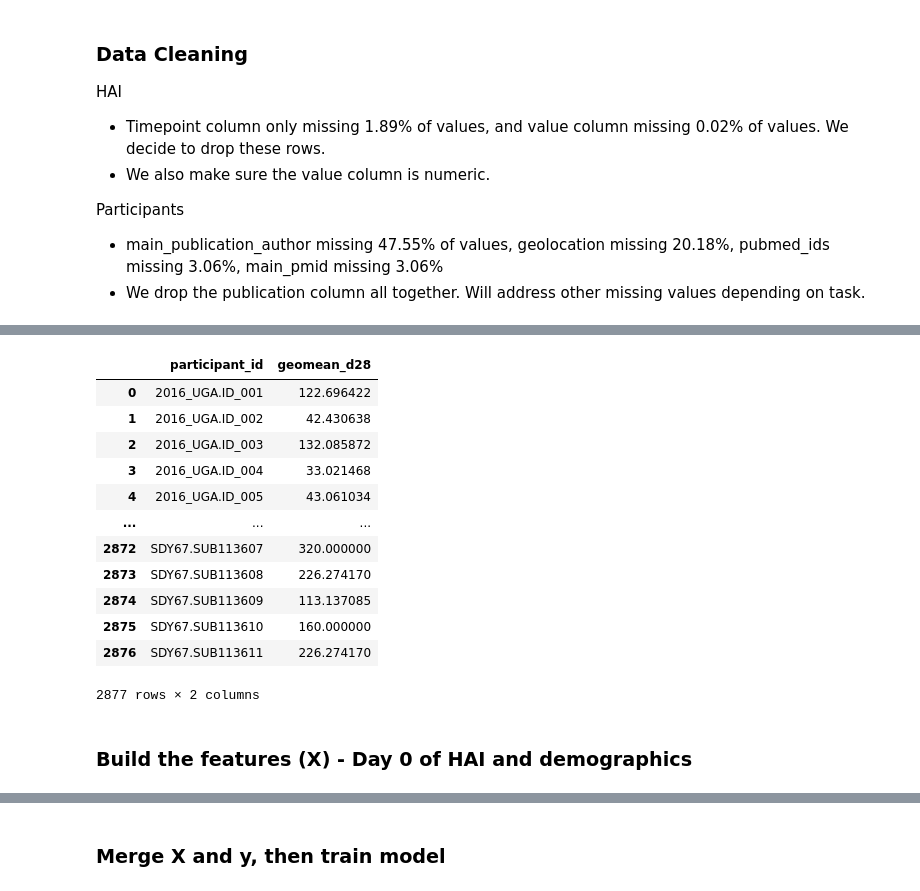
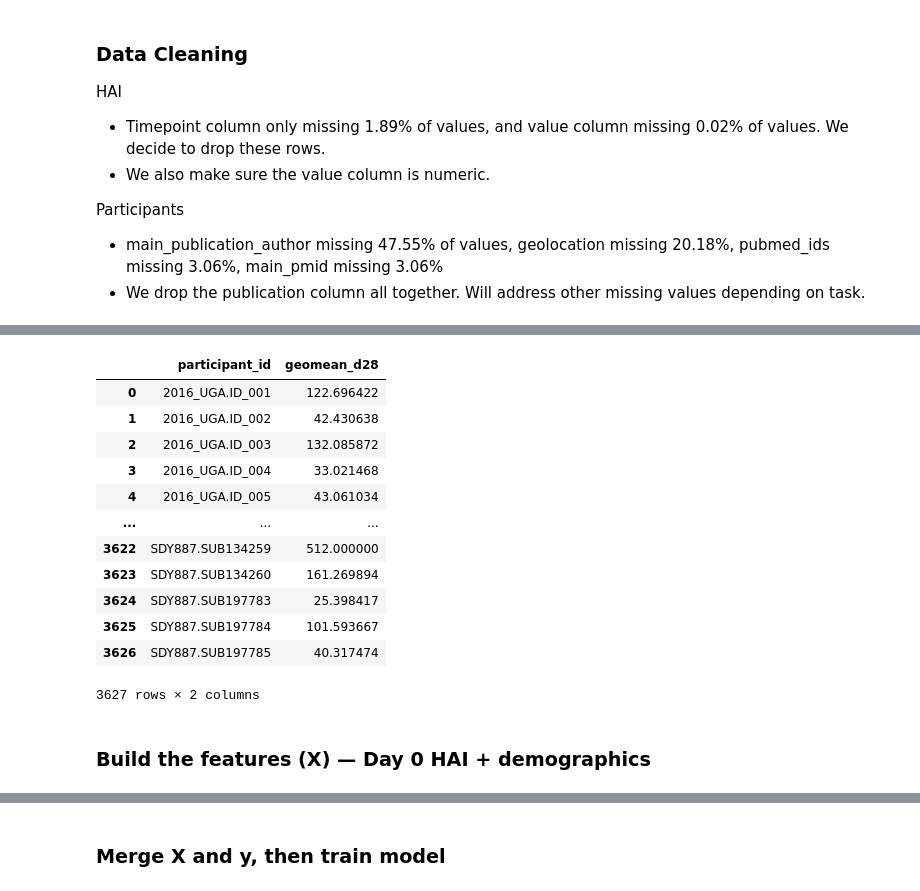
Before and after one commit to DirtyChay/cmi-flu-prediction-challenge, a Jupyter notebook: antibody.ipynb, the cells around one changed output, grey strips where cells are left out. Saved outputs shown, nothing was run; the diff lists cells and outputs as text; code cells hidden in the pictures.

Commit message:
cleanup

```diff
--- a/antibody.ipynb
+++ b/antibody.ipynb
@@ -83,19 +77,24 @@ Participants
 * main_publication_author missing 47.55% of values, geolocation missing 20.18%, pubmed_ids missing 3.06%, main_pmid missing 3.06%
 * We drop the publication column all together. Will address other missing values depending on task.
 # %%
-# For HAI we can dropna as the number of missing values is low. Want to make sure the value is numeric.
-train_hai.dropna(inplace=True)
+# --- Clean HAI ---
+# Drop rows missing timepoint or value (small % of data)
+train_hai = train_hai.dropna(subset=['timepoint', 'value'])
+# Coerce value to numeric; rows that can't convert become NaN
 train_hai['value'] = pd.to_numeric(train_hai['value'], errors='coerce')
-# Drop weird value
+# Drop any new NaNs introduced by coercion
+train_hai = train_hai.dropna(subset=['value'])
+# Remove placeholder strain entries
 train_hai = train_hai[train_hai['virus_strain'] != '-']
 
-# For Participants drop publication column all together
-train_participants.drop(columns=['main_publication_author'], inplace=True)
-# Fix capital and lower case issues
+# --- Clean Participants ---
+train_participants = train_participants.drop(columns=['main_publication_author'])
+# Normalise categorical fields
 train_participants['biological_sex'] = train_participants['biological_sex'].str.lower().str.strip()
-# Consistent names for race
-train_participants['race'] = train_participants['race'].replace('race: unknown', 'Unknown')
-train_participants['race'] = train_participants['race'].replace('race: other', 'Unknown')
+train_participants['race'] = train_participants['race'].replace({
+    'race: unknown': 'Unknown',
+    'race: other': 'Unknown',
+})
 # %%
 hai_cols_to_keep = [
     'hai_id', 'participant_id', 'timepoint', 'virus_strain', 'value'
@@ -143,27 +143,31 @@ Name: count, dtype: int64
 # %%
 d28 = train_merged[train_merged['timepoint'] == 28.0].copy()
+
+# gmean requires all values > 0. HAI titers of 0 are common (undetectable). Replace 0 with a small
+# positive value so gmean doesn't collapse to 0 for that participant.
+d28['value'] = d28['value'].replace(0, 0.5)
+
 y = (
     d28.groupby('participant_id')['value']
-    .apply(lambda x: gmean(x))
+    .apply(gmean)
     .reset_index()
     .rename(columns={'value': 'geomean_d28'})
 )
+y
+# %% [output]
+|  | participant_id | geomean_d28 |
+| 0 | 2016_UGA.ID_001 | 122.696422 |
+| 1 | 2016_UGA.ID_002 | 42.430638 |
+| 2 | 2016_UGA.ID_003 | 132.085872 |
+| 3 | 2016_UGA.ID_004 | 33.021468 |
+| 4 | 2016_UGA.ID_005 | 43.061034 |
+| ... | ... | ... |
+| 3622 | SDY887.SUB134259 | 512.000000 |
+| 3623 | SDY887.SUB134260 | 161.269894 |
+| 3624 | SDY887.SUB197783 | 25.398417 |
+| 3625 | SDY887.SUB197784 | 101.593667 |
+| 3626 | SDY887.SUB197785 | 40.317474 |
+3627 rows × 2 columns
-# %%
-y
-# %% [output]
-|  | participant_id | geomean_d28 |
-| 0 | 2016_UGA.ID_001 | 122.696422 |
-| 1 | 2016_UGA.ID_002 | 42.430638 |
-| 2 | 2016_UGA.ID_003 | 132.085872 |
-| 3 | 2016_UGA.ID_004 | 33.021468 |
-| 4 | 2016_UGA.ID_005 | 43.061034 |
-| ... | ... | ... |
-| 2872 | SDY67.SUB113607 | 320.000000 |
-| 2873 | SDY67.SUB113608 | 226.274170 |
-| 2874 | SDY67.SUB113609 | 113.137085 |
-| 2875 | SDY67.SUB113610 | 160.000000 |
-| 2876 | SDY67.SUB113611 | 226.274170 |
-2877 rows × 2 columns
 # %% [markdown]
-### Build the features (X) - Day 0 of HAI and demographics
+### Build the features (X) — Day 0 HAI + demographics
 # %%
```
Also changed, not shown: parts of 12 cells of this notebook.
